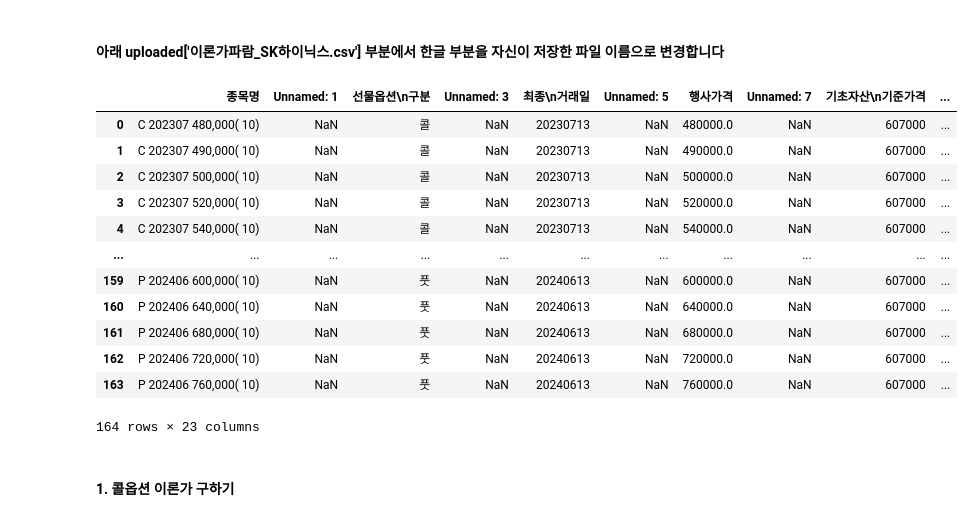
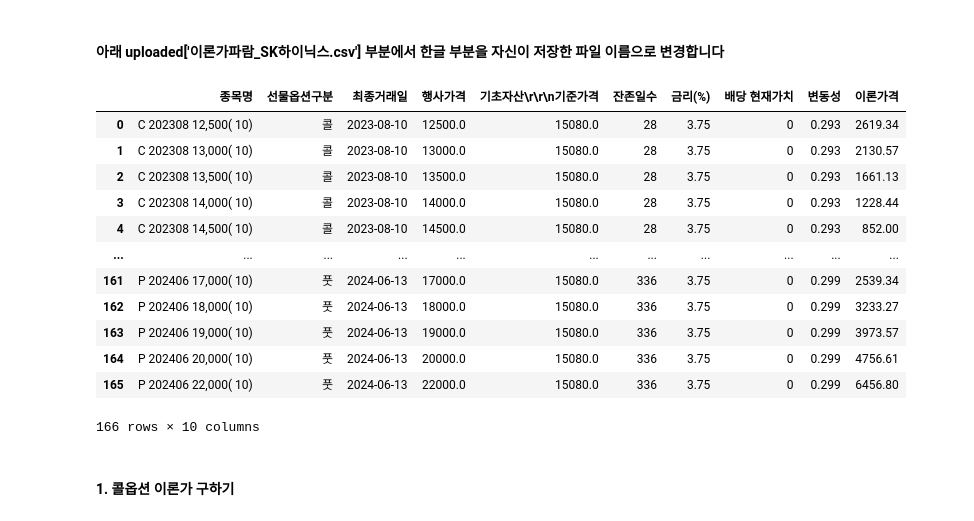
Before and after one commit to SophieShin/MachineLearning, a Jupyter notebook: Option_Pricing(+prc_lmt).ipynb, the cells around one changed output. Cells and saved outputs as stored; diff of their text form; code cells hidden in the pictures.

```diff
--- a/Option_Pricing(+prc_lmt).ipynb
+++ b/Option_Pricing(+prc_lmt).ipynb
@@ -29,22 +29,22 @@ Saving 상하한가.csv to 상하한가 (3).csv
 #### 아래 uploaded['이론가파람_SK하이닉스.csv'] 부분에서 한글 부분을 자신이 저장한 파일 이름으로 변경합니다
 # %%
 import io
-df = pd.read_csv(io.BytesIO(uploaded['상하한가.csv']), encoding='utf-8', thousands = ',')
+df = pd.read_csv(io.BytesIO(uploaded['LG디스플레이.csv']), encoding='utf-8', thousands = ',')
 df
 # %% [output]
-|  | 종목명 | Unnamed: 1 | 선물옵션\n구분 | Unnamed: 3 | 최종\n거래일 | Unnamed: 5 | 행사가격 | Unnamed: 7 | 기초자산\n기준가격 | ... |
-| 0 | C 202307 480,000( 10) | NaN | 콜 | NaN | 20230713 | NaN | 480000.0 | NaN | 607000 | ... |
-| 1 | C 202307 490,000( 10) | NaN | 콜 | NaN | 20230713 | NaN | 490000.0 | NaN | 607000 | ... |
-| 2 | C 202307 500,000( 10) | NaN | 콜 | NaN | 20230713 | NaN | 500000.0 | NaN | 607000 | ... |
-| 3 | C 202307 520,000( 10) | NaN | 콜 | NaN | 20230713 | NaN | 520000.0 | NaN | 607000 | ... |
-| 4 | C 202307 540,000( 10) | NaN | 콜 | NaN | 20230713 | NaN | 540000.0 | NaN | 607000 | ... |
+|  | 종목명 | 선물옵션구분 | 최종거래일 | 행사가격 | 기초자산\r\r\n기준가격 | 잔존일수 | 금리(%) | 배당 현재가치 | 변동성 | 이론가격 |
+| 0 | C 202308 12,500( 10) | 콜 | 2023-08-10 | 12500.0 | 15080.0 | 28 | 3.75 | 0 | 0.293 | 2619.34 |
+| 1 | C 202308 13,000( 10) | 콜 | 2023-08-10 | 13000.0 | 15080.0 | 28 | 3.75 | 0 | 0.293 | 2130.57 |
+| 2 | C 202308 13,500( 10) | 콜 | 2023-08-10 | 13500.0 | 15080.0 | 28 | 3.75 | 0 | 0.293 | 1661.13 |
+| 3 | C 202308 14,000( 10) | 콜 | 2023-08-10 | 14000.0 | 15080.0 | 28 | 3.75 | 0 | 0.293 | 1228.44 |
+| 4 | C 202308 14,500( 10) | 콜 | 2023-08-10 | 14500.0 | 15080.0 | 28 | 3.75 | 0 | 0.293 | 852.00 |
 | ... | ... | ... | ... | ... | ... | ... | ... | ... | ... | ... |
-| 159 | P 202406 600,000( 10) | NaN | 풋 | NaN | 20240613 | NaN | 600000.0 | NaN | 607000 | ... |
-| 160 | P 202406 640,000( 10) | NaN | 풋 | NaN | 20240613 | NaN | 640000.0 | NaN | 607000 | ... |
-| 161 | P 202406 680,000( 10) | NaN | 풋 | NaN | 20240613 | NaN | 680000.0 | NaN | 607000 | ... |
-| 162 | P 202406 720,000( 10) | NaN | 풋 | NaN | 20240613 | NaN | 720000.0 | NaN | 607000 | ... |
-| 163 | P 202406 760,000( 10) | NaN | 풋 | NaN | 20240613 | NaN | 760000.0 | NaN | 607000 | ... |
+| 161 | P 202406 17,000( 10) | 풋 | 2024-06-13 | 17000.0 | 15080.0 | 336 | 3.75 | 0 | 0.299 | 2539.34 |
+| 162 | P 202406 18,000( 10) | 풋 | 2024-06-13 | 18000.0 | 15080.0 | 336 | 3.75 | 0 | 0.299 | 3233.27 |
+| 163 | P 202406 19,000( 10) | 풋 | 2024-06-13 | 19000.0 | 15080.0 | 336 | 3.75 | 0 | 0.299 | 3973.57 |
+| 164 | P 202406 20,000( 10) | 풋 | 2024-06-13 | 20000.0 | 15080.0 | 336 | 3.75 | 0 | 0.299 | 4756.61 |
+| 165 | P 202406 22,000( 10) | 풋 | 2024-06-13 | 22000.0 | 15080.0 | 336 | 3.75 | 0 | 0.299 | 6456.80 |
-164 rows × 23 columns
+166 rows × 10 columns
 # %%
 # null 값 제거
 df= df.dropna(subset=['종목명'])
```
Also changed, not shown: parts of 14 cells of this notebook.
